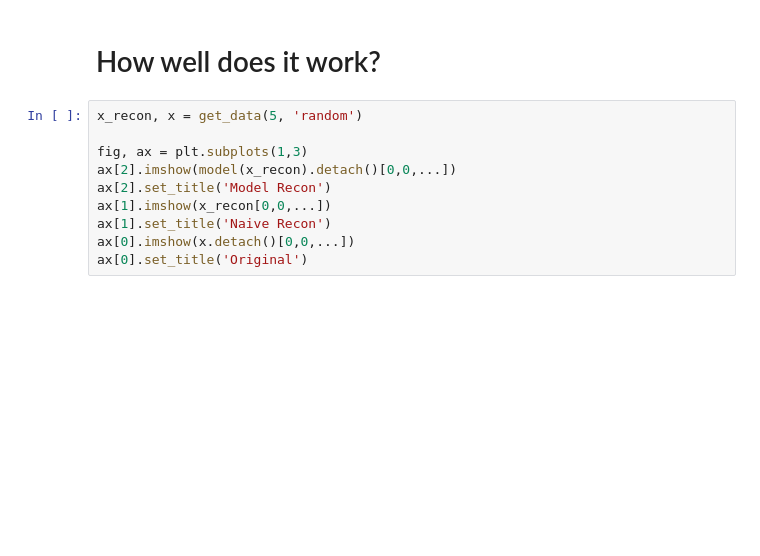
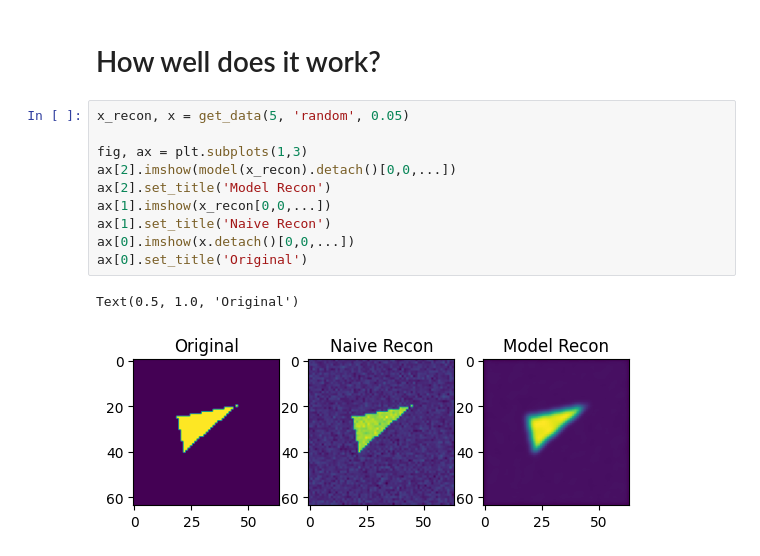
Before and after one commit to TimRoith/IncubatorSchool, a Jupyter notebook: Tutorial_03.ipynb, the cells around one changed output. Cells and saved outputs as stored; diff of their text form; blank space fills up the shorter version.

```diff
--- a/Tutorial_03.ipynb
+++ b/Tutorial_03.ipynb
@@ -300,12 +350,15 @@ for epoch in range(epochs):
 # %% [markdown]
 # How well does it work?
 # %%
-x_recon, x = get_data(5, 'random')
+x_recon, x = get_data(5, 'random', 0.05)
 
 fig, ax = plt.subplots(1,3)
 ax[2].imshow(model(x_recon).detach()[0,0,...])
 ax[2].set_title('Model Recon')
 ax[1].imshow(x_recon[0,0,...])
 ax[1].set_title('Naive Recon')
 ax[0].imshow(x.detach()[0,0,...])
 ax[0].set_title('Original')
+# %% [output]
+Text(0.5, 1.0, 'Original')
+[figure, added]
```
Also changed, not shown: parts of 11 cells of this notebook, 1 other file.
